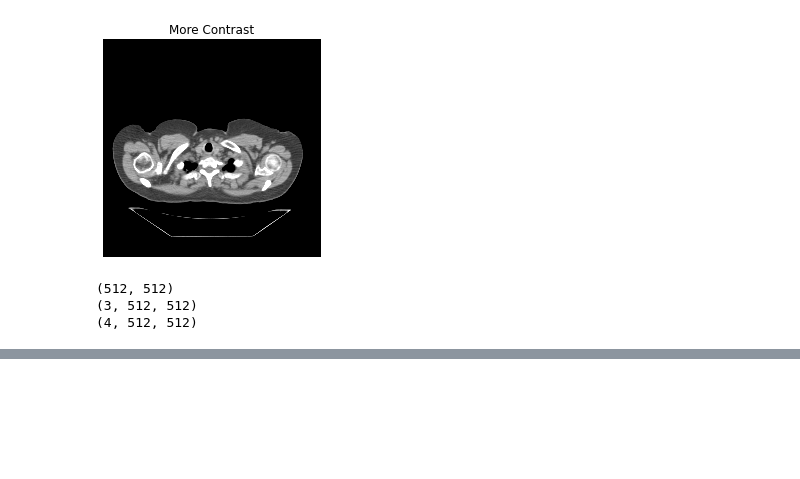
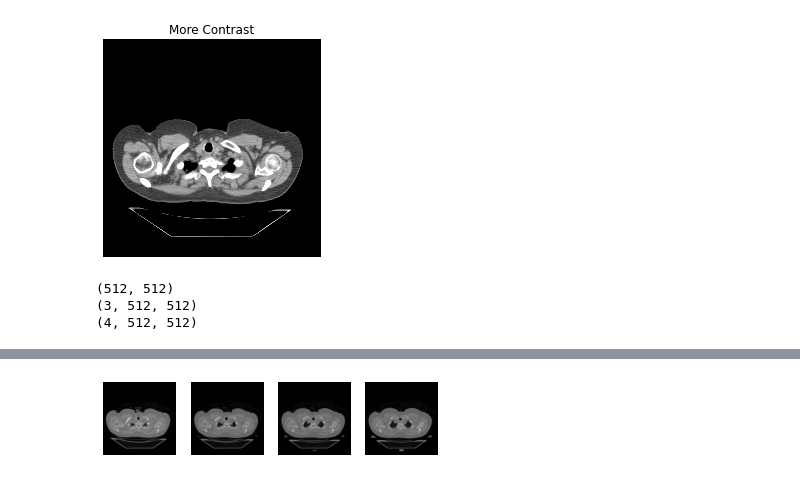
Before and after one commit to MohebZandi/Comupter_Vision, a Jupyter notebook: Biomedical_Image_Processing_Data_Camp.ipynb, the cells around one changed output, grey strips where cells are left out. Cells and saved outputs as stored; diff of their text form; code cells hidden in the pictures; blank space fills up the shorter version.

```diff
--- a/Biomedical_Image_Processing_Data_Camp.ipynb
+++ b/Biomedical_Image_Processing_Data_Camp.ipynb
@@ -96,7 +102,7 @@ def show_image(image, title='Image', cmap_type='gray'):
 import imageio
 
 # Load "chest-220.dcm"
-im = imageio.imread(dir + 'chest-220.dcm')
+im = imageio.imread(dir_chest + 'chest-220.dcm')
 
 # Show Original CT
 show_image(im, 'Original CT')
@@ -130,0 +243,17 @@ print(vol_4.shape)
+# %%
+# Plot the images on a subplots array
+fig, axes = plt.subplots(nrows=1, ncols=4)
+
+# Load the "tcia-chest-ct" directory
+vol = imageio.volread(dir_chest)
+
+# Loop through subplots and draw image
+for ii in range(4):
+    im = vol[ii, :, :]
+    axes[ii].imshow(im, cmap='gray')
+    axes[ii].axis('off')
+
+# Render the figure
+plt.show()
+# %% [output]
+[figure, added]
```
Also changed, not shown: parts of 12 cells of this notebook.
